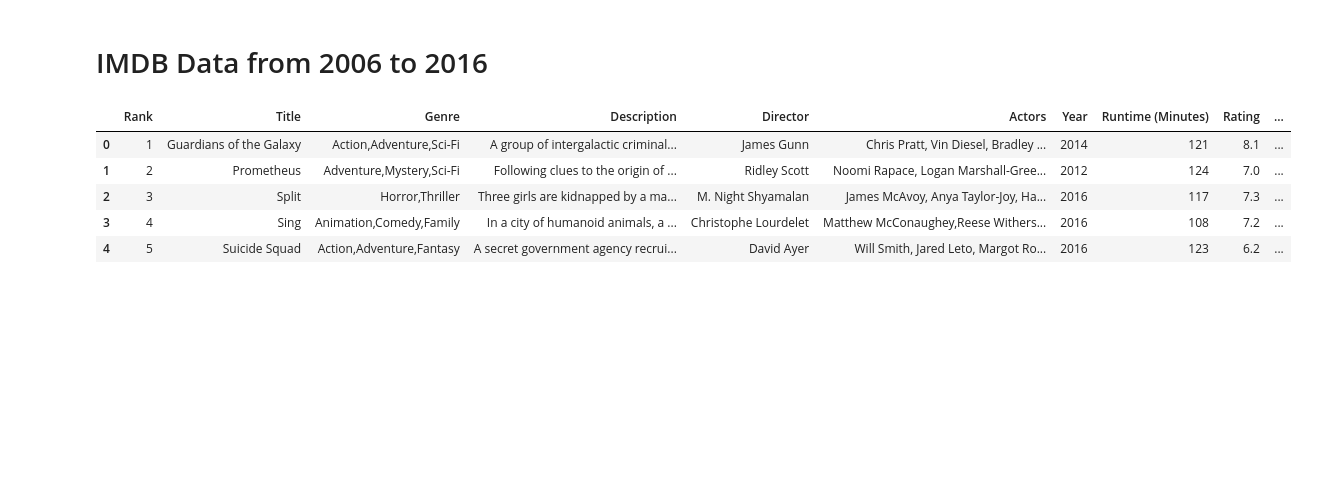
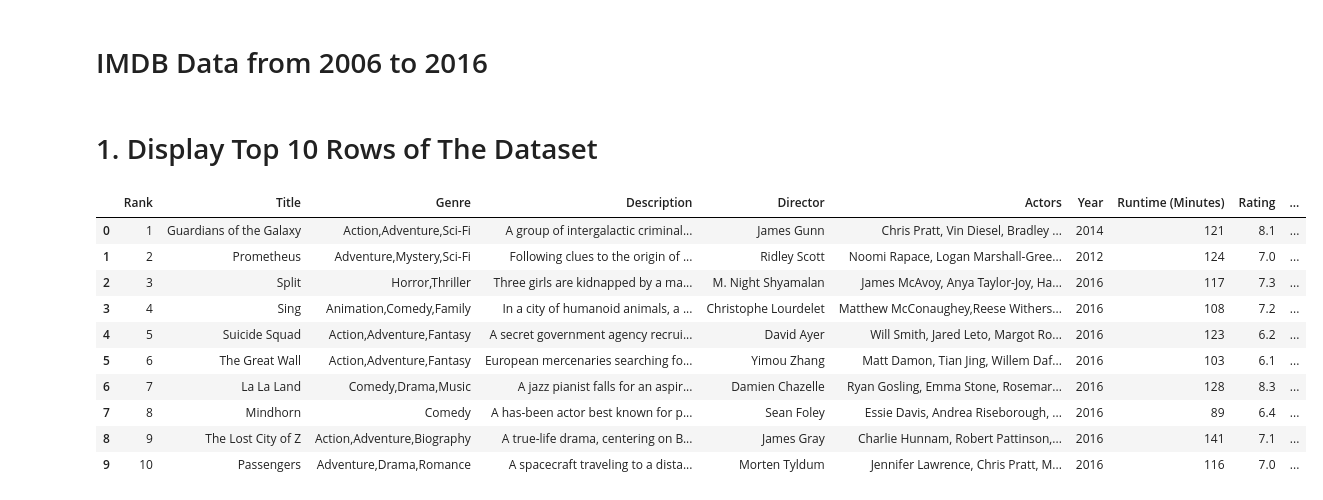
Before and after one commit to Abricos-gt/Data_Science_projects, a Jupyter notebook: IMDB Movie Dataset Exercise.ipynb, the cells around one changed output. Cells and saved outputs as stored; diff of their text form; code cells hidden in the pictures; blank space fills up the shorter version.

```diff
--- a/IMDB Movie Dataset Exercise.ipynb
+++ b/IMDB Movie Dataset Exercise.ipynb
@@ -7,12 +7,19 @@ import seaborn as sns
 import numpy as np
 # %%
 df = pd.read_csv("IMDB-Movie-Data.csv")
-# %%
-df.head()
-# %% [output]
-|  | Rank | Title | Genre | Description | Director | Actors | Year | Runtime (Minutes) | Rating | ... |
-| 0 | 1 | Guardians of the Galaxy | Action,Adventure,Sci-Fi | A group of intergalactic criminal... | James Gunn | Chris Pratt, Vin Diesel, Bradley ... | 2014 | 121 | 8.1 | ... |
-| 1 | 2 | Prometheus | Adventure,Mystery,Sci-Fi | Following clues to the origin of ... | Ridley Scott | Noomi Rapace, Logan Marshall-Gree... | 2012 | 124 | 7.0 | ... |
-| 2 | 3 | Split | Horror,Thriller | Three girls are kidnapped by a ma... | M. Night Shyamalan | James McAvoy, Anya Taylor-Joy, Ha... | 2016 | 117 | 7.3 | ... |
-| 3 | 4 | Sing | Animation,Comedy,Family | In a city of humanoid animals, a ... | Christophe Lourdelet | Matthew McConaughey,Reese Withers... | 2016 | 108 | 7.2 | ... |
-| 4 | 5 | Suicide Squad | Action,Adventure,Fantasy | A secret government agency recrui... | David Ayer | Will Smith, Jared Leto, Margot Ro... | 2016 | 123 | 6.2 | ... |
+# %% [markdown]
+# 1. Display Top 10 Rows of The Dataset
+# %%
+df.head(10)
+# %% [output]
+|  | Rank | Title | Genre | Description | Director | Actors | Year | Runtime (Minutes) | Rating | ... |
+| 0 | 1 | Guardians of the Galaxy | Action,Adventure,Sci-Fi | A group of intergalactic criminal... | James Gunn | Chris Pratt, Vin Diesel, Bradley ... | 2014 | 121 | 8.1 | ... |
+| 1 | 2 | Prometheus | Adventure,Mystery,Sci-Fi | Following clues to the origin of ... | Ridley Scott | Noomi Rapace, Logan Marshall-Gree... | 2012 | 124 | 7.0 | ... |
+| 2 | 3 | Split | Horror,Thriller | Three girls are kidnapped by a ma... | M. Night Shyamalan | James McAvoy, Anya Taylor-Joy, Ha... | 2016 | 117 | 7.3 | ... |
+| 3 | 4 | Sing | Animation,Comedy,Family | In a city of humanoid animals, a ... | Christophe Lourdelet | Matthew McConaughey,Reese Withers... | 2016 | 108 | 7.2 | ... |
+| 4 | 5 | Suicide Squad | Action,Adventure,Fantasy | A secret government agency recrui... | David Ayer | Will Smith, Jared Leto, Margot Ro... | 2016 | 123 | 6.2 | ... |
+| 5 | 6 | The Great Wall | Action,Adventure,Fantasy | European mercenaries searching fo... | Yimou Zhang | Matt Damon, Tian Jing, Willem Daf... | 2016 | 103 | 6.1 | ... |
+| 6 | 7 | La La Land | Comedy,Drama,Music | A jazz pianist falls for an aspir... | Damien Chazelle | Ryan Gosling, Emma Stone, Rosemar... | 2016 | 128 | 8.3 | ... |
+| 7 | 8 | Mindhorn | Comedy | A has-been actor best known for p... | Sean Foley | Essie Davis, Andrea Riseborough, ... | 2016 | 89 | 6.4 | ... |
+| 8 | 9 | The Lost City of Z | Action,Adventure,Biography | A true-life drama, centering on B... | James Gray | Charlie Hunnam, Robert Pattinson,... | 2016 | 141 | 7.1 | ... |
+| 9 | 10 | Passengers | Adventure,Drama,Romance | A spacecraft traveling to a dista... | Morten Tyldum | Jennifer Lawrence, Chris Pratt, M... | 2016 | 116 | 7.0 | ... |
```
Also changed, not shown: parts of 33 cells of this notebook.
